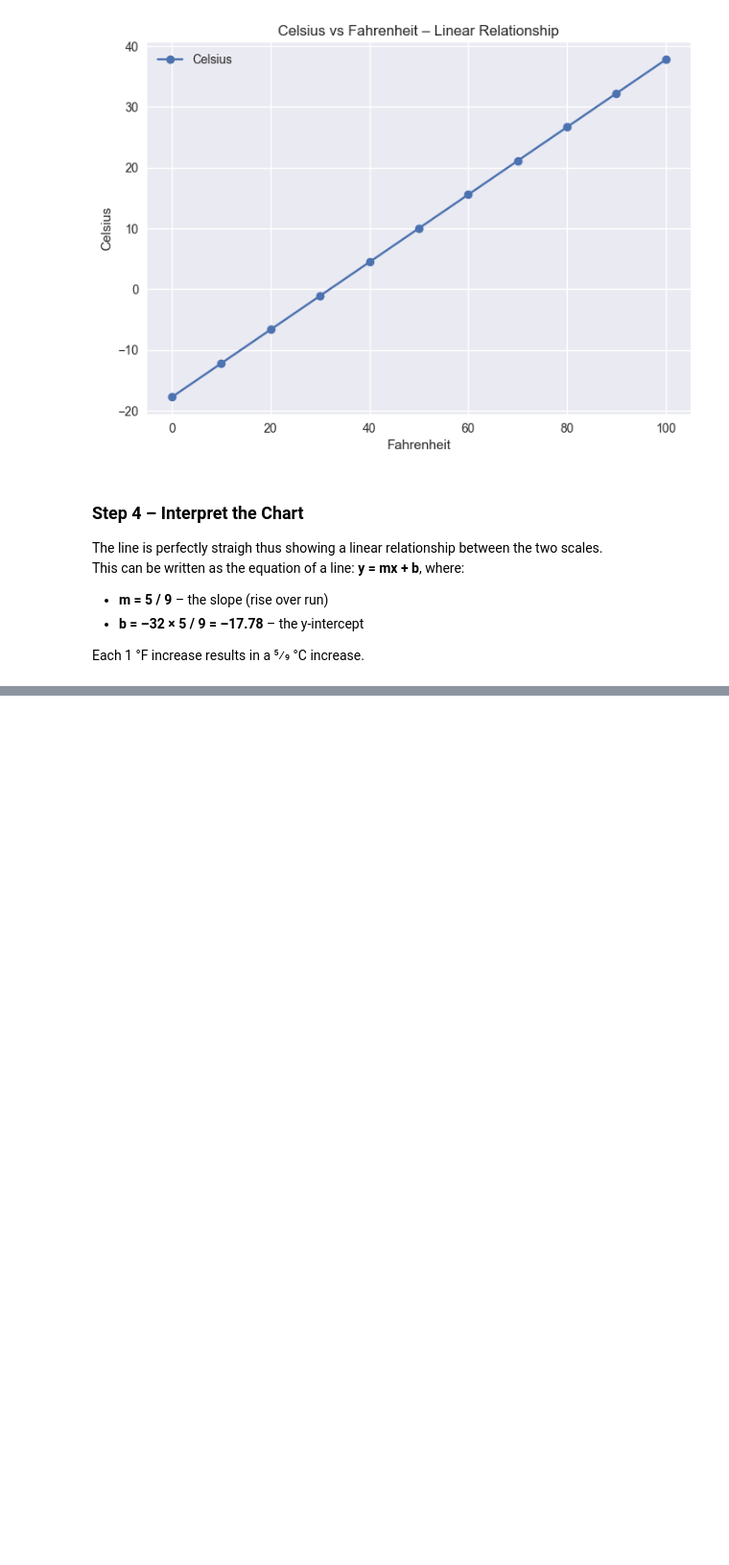
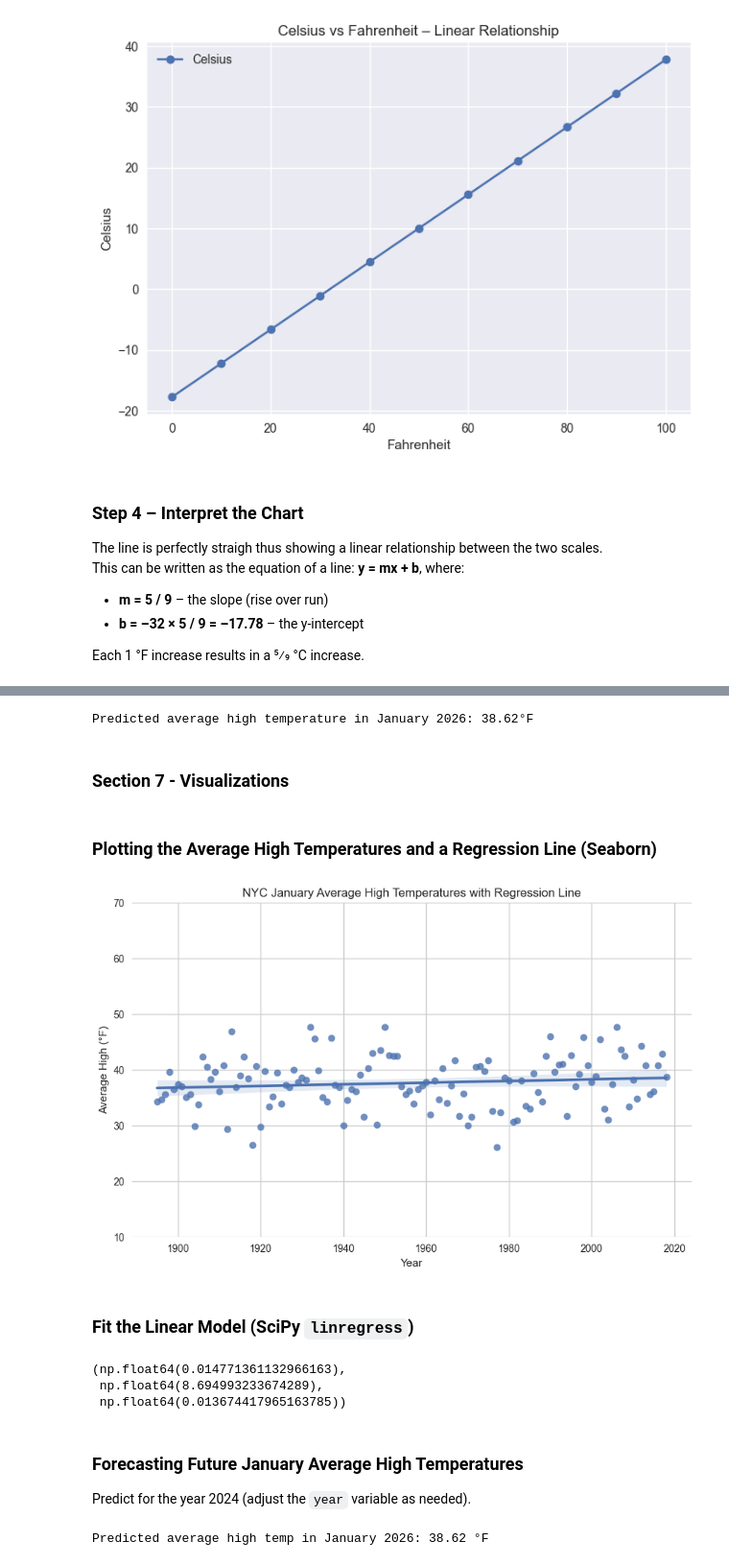
Before and after one commit to KHenn22/datafun-07-ml, a Jupyter notebook: hennelly_ml.ipynb, the cells around one changed output, grey strips where cells are left out. Shown: that part at 96% size. Saved outputs shown, nothing was run; the diff lists cells and outputs as text; code cells hidden in the pictures; blank space fills up the shorter version.

Commit message:
updated through predict average high temp

```diff
--- a/hennelly_ml.ipynb
+++ b/hennelly_ml.ipynb
@@ -83,0 +180,34 @@ Each 1 °F increase results in a 5⁄9 °C increase.
+# %%
+# --- Clean & standardize NYC January dataset ---
+
+# 1) Normalize column names to Title case
+nyc = nyc.rename(columns={c: c.strip().title() for c in nyc.columns})
+
+# 2) If there are only two columns, assume Date/Temperature
+if len(nyc.columns) == 2:
+    nyc.columns = ["Date", "Temperature"]
+elif len(nyc.columns) >= 3:
+    # Keep the first three as Date/Temperature/Anomaly; leave extras as-is
+    base = ["Date", "Temperature", "Anomaly"]
+    nyc.columns = base[:len(nyc.columns)] + list(nyc.columns[len(base):])
+
+# 3) Coerce to numeric (strings -> numbers; invalid -> NaN)
+nyc["Date"] = pd.to_numeric(nyc["Date"], errors="coerce")
+nyc["Temperature"] = pd.to_numeric(nyc["Temperature"], errors="coerce")
+
+# 4) If Date looks like YYYYMM (e.g., 189501), convert to YYYY
+#    Years should be < 3000; anything larger is likely YYYYMM.
+if nyc["Date"].max() > 3000:
+    nyc["Date"] = (nyc["Date"] // 100).astype("Int64")
+
+# 5) Drop rows missing essentials and sort
+nyc = (
+    nyc.dropna(subset=["Date", "Temperature"])
+       .astype({"Date": "int64"})           # ensure plain ints for plotting/regression
+       .sort_values("Date")
+       .reset_index(drop=True)
+)
+
+# 6) Quick sanity check
+display(nyc.head(3))
+nyc.dtypes
@@ -83,0 +271,45 @@ Each 1 °F increase results in a 5⁄9 °C increase.
+# %%
+# Predict the January average high temp for a given year using the model from Section 5
+def predict_jan_high(year: int) -> float:
+    return linear_regression.slope * year + linear_regression.intercept
+
+year = 2026
+pred_2026 = predict_jan_high(year)
+print(f"Predicted average high temperature in January {year}: {pred_2026:.2f}°F")
+# %% [output]
+Predicted average high temperature in January 2026: 38.62°F
+# %% [markdown]
+### Section 7 - Visualizations
+# %% [markdown]
+### Plotting the Average High Temperatures and a Regression Line (Seaborn)
+# %%
+sns.set_style("whitegrid")
+
+fig, ax = plt.subplots(figsize=(10,6))
+sns.regplot(x=nyc.Date, y=nyc.Temperature, ax=ax)  # matches your screenshot
+ax.set_ylim(10, 70)                                # keep y-axis consistent with the book
+ax.set_title("NYC January Average High Temperatures with Regression Line")
+ax.set_xlabel("Year")
+ax.set_ylabel("Average High (°F)")
+plt.show()
+# %% [output]
+[figure, added]
+# %% [markdown]
+### Fit the Linear Model (SciPy `linregress`)
+# %%
+linear_regression = stats.linregress(x=nyc["Date"], y=nyc["Temperature"])
+
+linear_regression.slope, linear_regression.intercept, linear_regression.rvalue**2
+# %% [output]
+(np.float64(0.014771361132966163),
+ np.float64(8.694993233674289),
+ np.float64(0.013674417965163785))
+# %% [markdown]
+### Forecasting Future January Average High Temperatures
+Predict for the year 2024 (adjust the `year` variable as needed).
+# %%
+year = 2026
+pred_2024 = linear_regression.slope * year + linear_regression.intercept
+print(f"Predicted average high temp in January {year}: {pred_2026:.2f} °F")
+# %% [output]
+Predicted average high temp in January 2026: 38.62 °F
```
Also changed, not shown: parts of 22 cells of this notebook.
